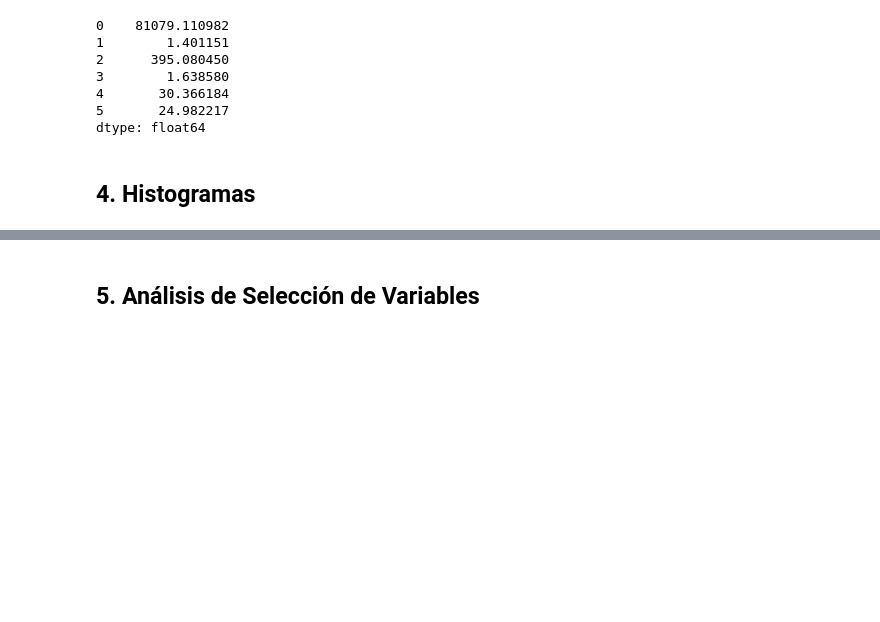
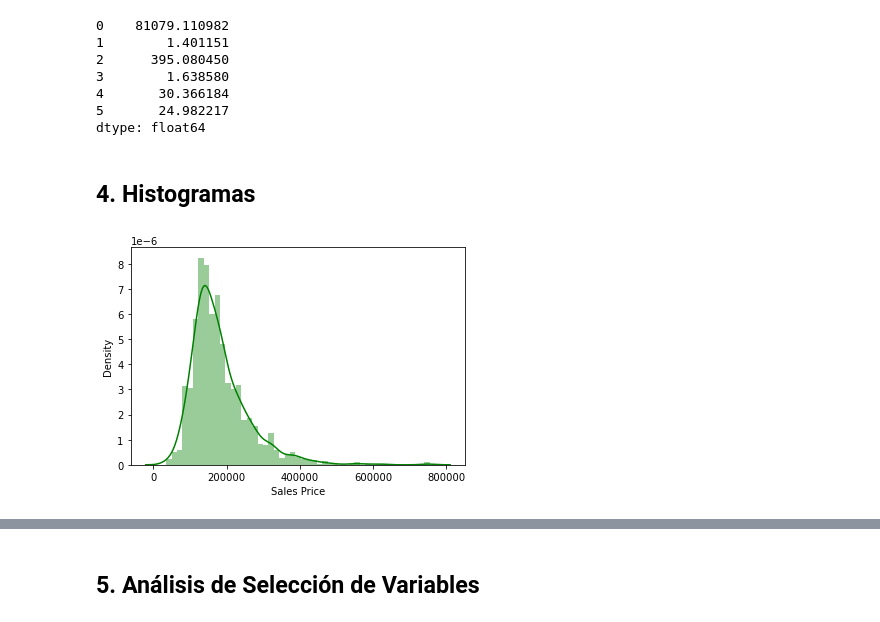
Before and after one commit to Danicifurax/Proyecto_Final-CDP, a Jupyter notebook: Proyecto_Final.ipynb, the cells around one changed output, grey strips where cells are left out. Cells and saved outputs as stored; diff of their text form; code cells hidden in the pictures; blank space fills up the shorter version.

Commit message:
Update Proyecto_Final.ipynb
Histogramas

```diff
--- a/Proyecto_Final.ipynb
+++ b/Proyecto_Final.ipynb
@@ -98,3 +98,7 @@ train.std()
 dtype: float64
 # %% [markdown]
 ## 4. Histogramas
+# %%
+price_hist = sns.distplot(data[0], color="g", axlabel= "Sales Price")
+# %% [output]
+[figure, added]
```
Also changed, not shown: parts of 5 cells of this notebook.
